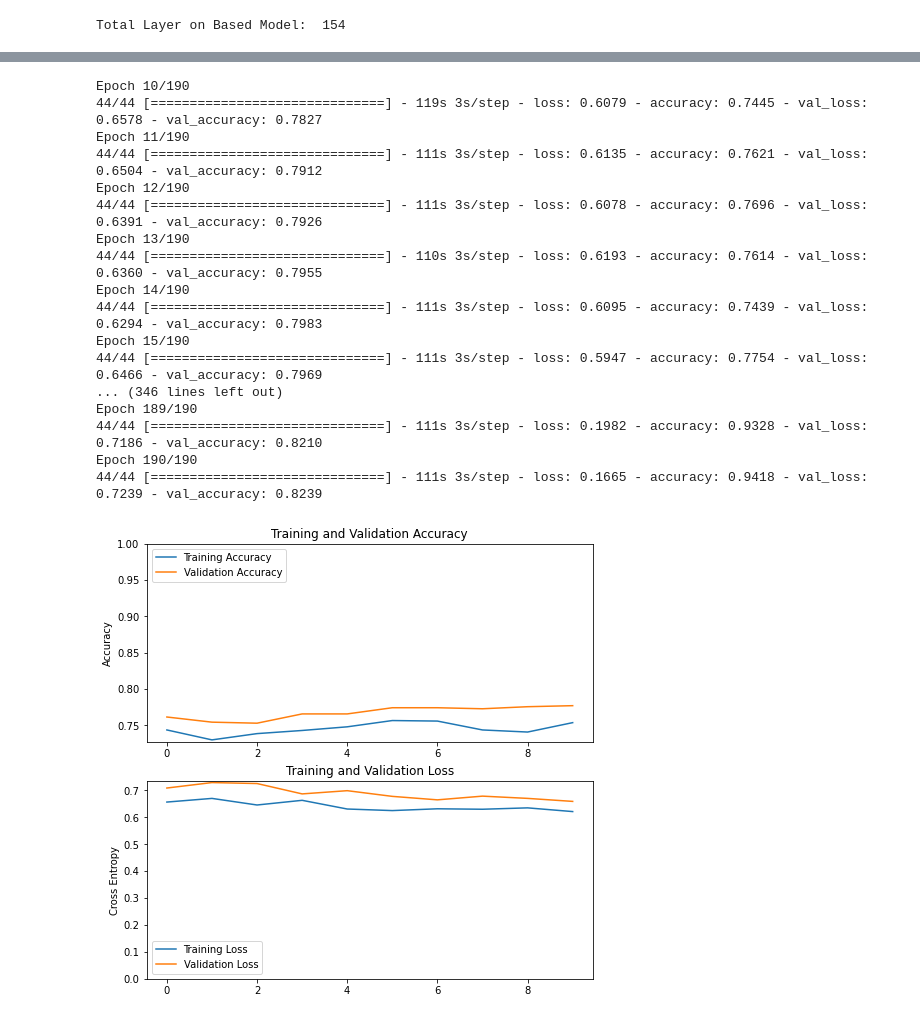
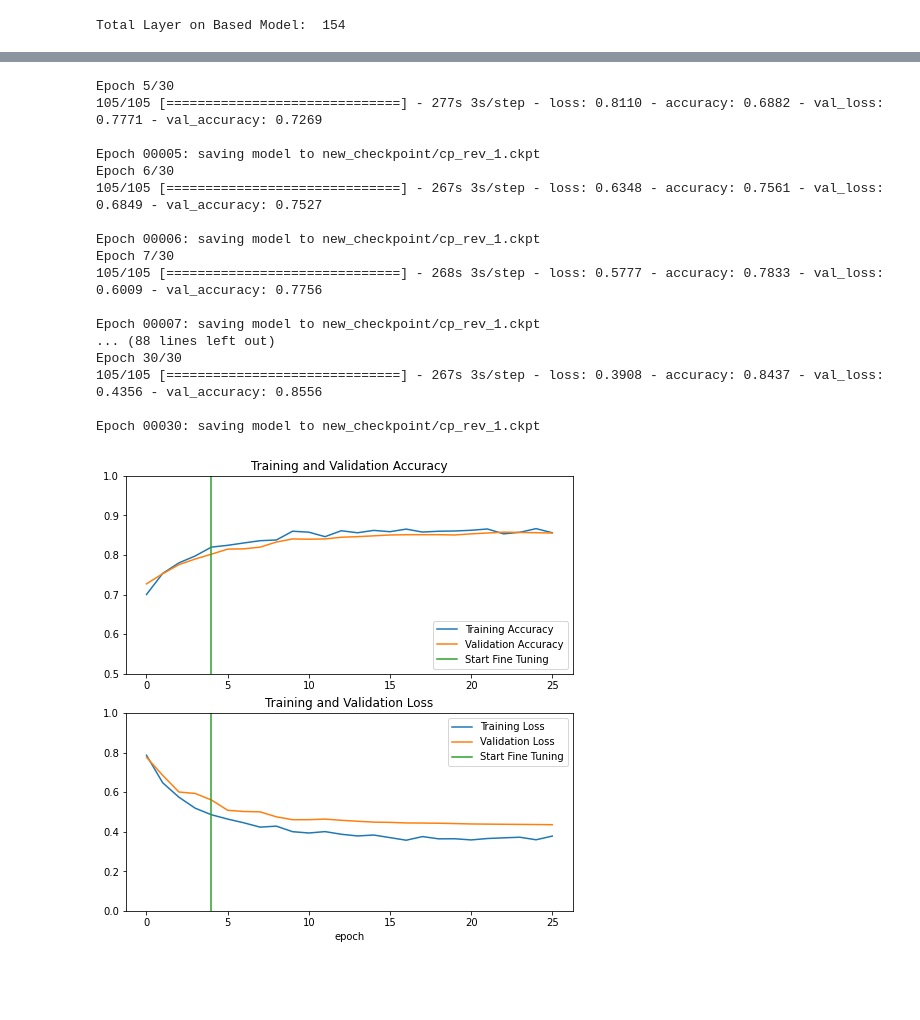
Before and after one commit to Imanuella74/ambulance-cctv-detection, a Jupyter notebook: Ambulance CCTV Detection.ipynb, the cells around one changed output, grey strips where cells are left out. Cells and saved outputs as stored; diff of their text form; code cells hidden in the pictures; blank space fills up the shorter version.

Commit message:
Adjusting Model and DataSet
- Fixing Overfit, adding more data, change max limit from 350 → 1000 each category
- Tuning the Model learning rate, change into adaptive learning rate

```diff
--- a/Ambulance CCTV Detection.ipynb
+++ b/Ambulance CCTV Detection.ipynb
@@ -347,9 +398,15 @@ for layer in base_model.layers[:fine_tune_at]:
   layer.trainable =  False
 # %% [output]
 Total Layer on Based Model:  154
+# %%
+#creating scheduled learning rate decay
+lr_schedule = tf.keras.optimizers.schedules.ExponentialDecay(
+    base_learning_rate,
+    decay_steps=50,
+    decay_rate=0.9)
 # %%
 model.compile(loss=tf.keras.losses.CategoricalCrossentropy(from_logits=True),
-              optimizer = tf.keras.optimizers.RMSprop(lr=base_learning_rate/10),
+              optimizer = tf.keras.optimizers.Adam(learning_rate=lr_schedule),
               metrics=['accuracy'])
 # %%
 model.summary()
@@ -374,54 +433,66 @@ Non-trainable params: 1,217,984
 _________________________________________________________________
+# %%
+checkpoint_path = "new_checkpoint/cp_rev_1.ckpt"
+checkpoint_dir = os.path.dirname(checkpoint_path)
+
+# Create a callback that saves the model's weights
+cp_callback = tf.keras.callbacks.ModelCheckpoint(filepath=checkpoint_path,
+                                                 save_weights_only=True,
+                                                 verbose=1)
 # %%
-fine_tune_epochs = 180
+fine_tune_epochs = 25
 total_epochs =  initial_epochs + fine_tune_epochs
 
 history_fine = model.fit(train_generator,
                          epochs=total_epochs,
                          initial_epoch=history.epoch[-1],
-                         validation_data=validation_generator)
+                         validation_data=validation_generator,
+                         callbacks=[cp_callback])
 # %% [output]
-Epoch 10/190
-44/44 [==============================] - 119s 3s/step - loss: 0.6079 - accuracy: 0.7445 - val_loss: 0.6578 - val_accuracy: 0.7827
-Epoch 11/190
-44/44 [==============================] - 111s 3s/step - loss: 0.6135 - accuracy: 0.7621 - val_loss: 0.6504 - val_accuracy: 0.7912
-Epoch 12/190
-44/44 [==============================] - 111s 3s/step - loss: 0.6078 - accuracy: 0.7696 - val_loss: 0.6391 - val_accuracy: 0.7926
-Epoch 13/190
-44/44 [==============================] - 110s 3s/step - loss: 0.6193 - accuracy: 0.7614 - val_loss: 0.6360 - val_accuracy: 0.7955
-Epoch 14/190
-44/44 [==============================] - 111s 3s/step - loss: 0.6095 - accuracy: 0.7439 - val_loss: 0.6294 - val_accuracy: 0.7983
-Epoch 15/190
-44/44 [==============================] - 111s 3s/step - loss: 0.5947 - accuracy: 0.7754 - val_loss: 0.6466 - val_accuracy: 0.7969
-... (346 lines left out)
-Epoch 189/190
-44/44 [==============================] - 111s 3s/step - loss: 0.1982 - accuracy: 0.9328 - val_loss: 0.7186 - val_accuracy: 0.8210
-Epoch 190/190
-44/44 [==============================] - 111s 3s/step - loss: 0.1665 - accuracy: 0.9418 - val_loss: 0.7239 - val_accuracy: 0.8239
+Epoch 5/30
+105/105 [==============================] - 277s 3s/step - loss: 0.8110 - accuracy: 0.6882 - val_loss: 0.7771 - val_accuracy: 0.7269
+
+Epoch 00005: saving model to new_checkpoint/cp_rev_1.ckpt
+Epoch 6/30
+105/105 [==============================] - 267s 3s/step - loss: 0.6348 - accuracy: 0.7561 - val_loss: 0.6849 - val_accuracy: 0.7527
+
+Epoch 00006: saving model to new_checkpoint/cp_rev_1.ckpt
+Epoch 7/30
+105/105 [==============================] - 268s 3s/step - loss: 0.5777 - accuracy: 0.7833 - val_loss: 0.6009 - val_accuracy: 0.7756
+
+Epoch 00007: saving model to new_checkpoint/cp_rev_1.ckpt
+... (88 lines left out)
+Epoch 30/30
+105/105 [==============================] - 267s 3s/step - loss: 0.3908 - accuracy: 0.8437 - val_loss: 0.4356 - val_accuracy: 0.8556
+
+Epoch 00030: saving model to new_checkpoint/cp_rev_1.ckpt
 # %%
-acc = history.history['accuracy']
-val_acc = history.history['val_accuracy']
+acc = history_fine.history['accuracy']
+val_acc = history_fine.history['val_accuracy']
 
-loss = history.history['loss']
-val_loss = history.history['val_loss']
+loss = history_fine.history['loss']
+val_loss = history_fine.history['val_loss']
 
 plt.figure(figsize=(8, 8))
 plt.subplot(2, 1, 1)
 plt.plot(acc, label='Training Accuracy')
 plt.plot(val_acc, label='Validation Accuracy')
-plt.legend(loc='upper left')
-plt.ylabel('Accuracy')
-plt.ylim([min(plt.ylim()),1])
+plt.ylim([0.5, 1])
+plt.plot([initial_epochs-1,initial_epochs-1],
+          plt.ylim(), label='Start Fine Tuning')
+plt.legend(loc='lower right')
 plt.title('Training and Validation Accuracy')
 
 plt.subplot(2, 1, 2)
 plt.plot(loss, label='Training Loss')
 plt.plot(val_loss, label='Validation Loss')
-plt.legend(loc='lower left')
-plt.ylabel('Cross Entropy')
-plt.ylim([0,max(plt.ylim())])
+plt.ylim([0, 1.0])
+plt.plot([initial_epochs-1,initial_epochs-1],
+         plt.ylim(), label='Start Fine Tuning')
+plt.legend(loc='upper right')
 plt.title('Training and Validation Loss')
+plt.xlabel('epoch')
 plt.show()
 # %% [output]
-[figure, old version]
+[figure, new version]
 # %%
```
Also changed, not shown: parts of 20 cells of this notebook.
